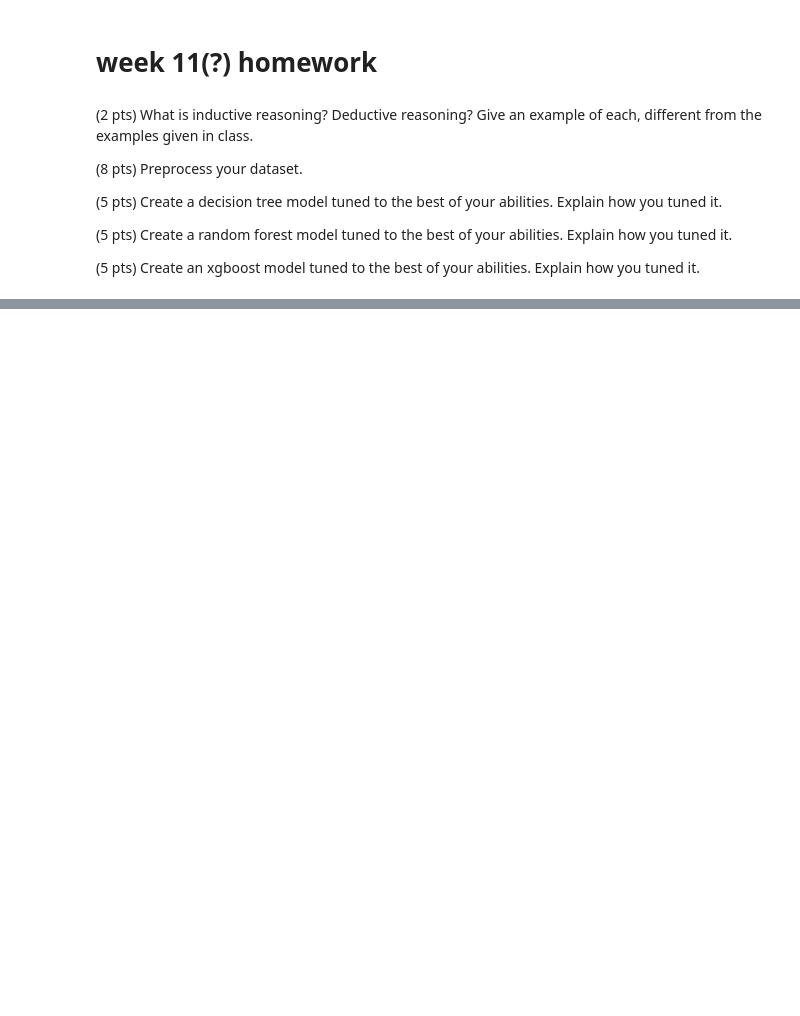
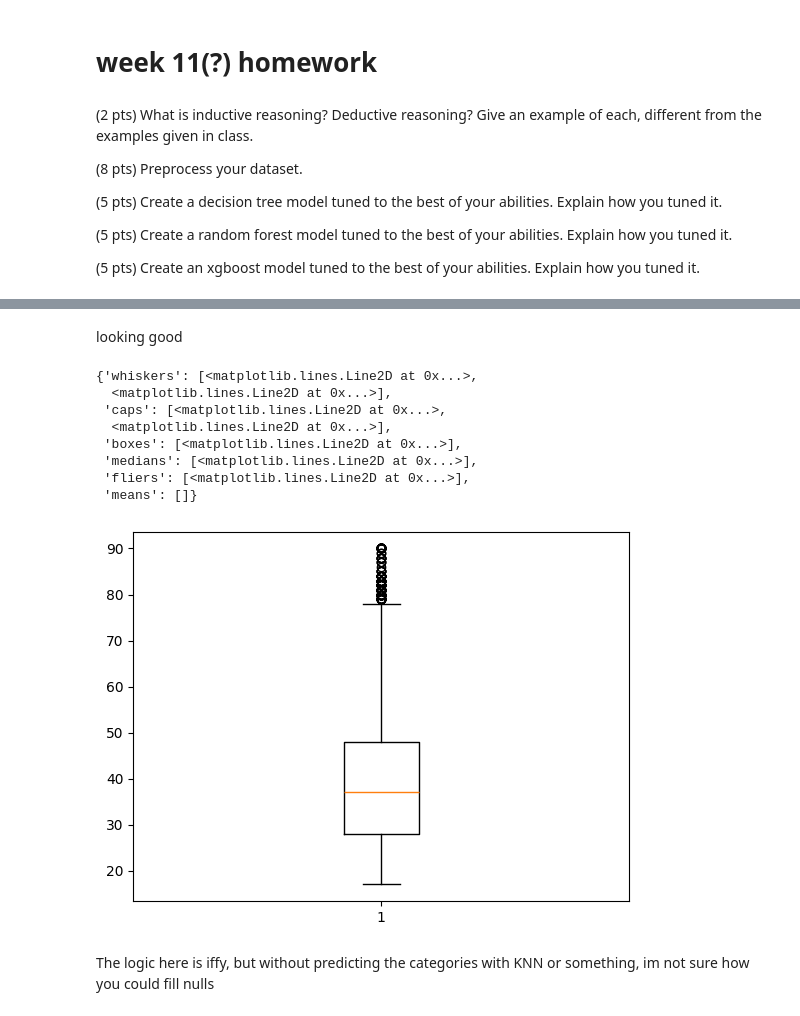
Before and after one commit to Liam-RA/CSCI_1070_Liam-RA, a Jupyter notebook: week_11/Homework_10.ipynb, the cells around one changed output, grey strips where cells are left out. Cells and saved outputs as stored; diff of their text form; code cells hidden in the pictures; blank space fills up the shorter version.

```diff
--- a/week_11/Homework_10.ipynb
+++ b/week_11/Homework_10.ipynb
@@ -72,0 +88,3 @@ use this dataset
+# %%
+x = pd.DataFrame(adult.data.features)
+y = pd.DataFrame(adult.data.targets)
@@ -72,0 +100,9 @@ use this dataset
+# %%
+x['Outcome'] = y
+# %%
+binary_sort = lambda x: 0 if x == '<=50K' else 1
+x['Outcome'] = x['Outcome'].apply(binary_sort)
+# %%
+x = x.drop('fnlwgt',axis = 1)
+
+# doesn't even say what this is in the repo, I'm assuming it's an id.
@@ -72,0 +213,15 @@ use this dataset
+# %% [markdown]
+looking good
+# %%
+# i am manually doing this for every column, probably a funtion to check skew but im lazy
+plt.boxplot(x['age'].dropna())
+# %% [output]
+{'whiskers': [<matplotlib.lines.Line2D at 0x...>,
+  <matplotlib.lines.Line2D at 0x...>],
+ 'caps': [<matplotlib.lines.Line2D at 0x...>,
+  <matplotlib.lines.Line2D at 0x...>],
+ 'boxes': [<matplotlib.lines.Line2D at 0x...>],
+ 'medians': [<matplotlib.lines.Line2D at 0x...>],
+ 'fliers': [<matplotlib.lines.Line2D at 0x...>],
+ 'means': []}
+[figure, added]
@@ -72,0 +240,2 @@ use this dataset
+# %% [markdown]
+The logic here is iffy, but without predicting the categories with KNN or something, im not sure how you could fill nulls
```
Also changed, not shown: parts of 26 cells of this notebook, 6 other files.
